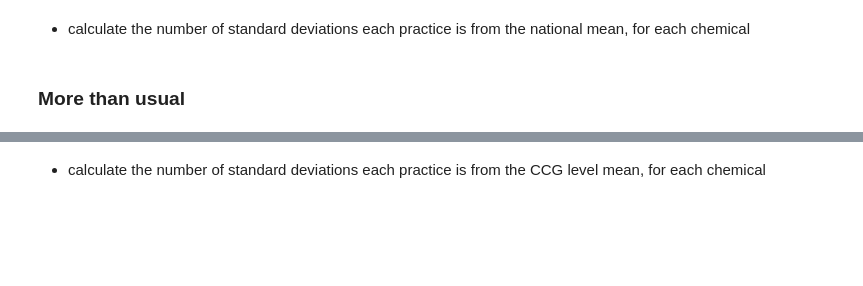
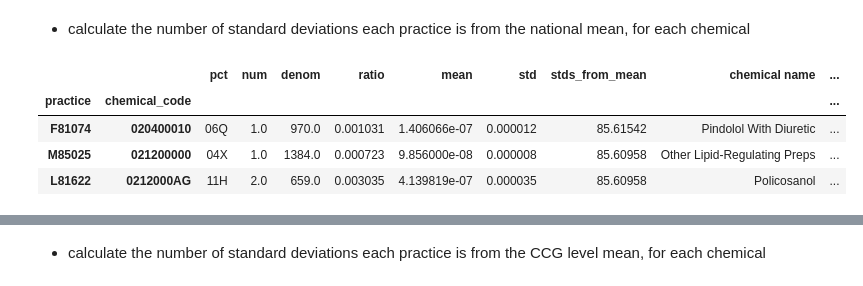
Before and after one commit to ebmdatalab/outlier-detection, a Jupyter notebook: black_sheep_practices/Finding black sheep practices-box plots.ipynb, the cells around one changed output, grey strips where cells are left out. Drawn from its saved outputs; the diff is of its cells as text; code cells hidden in the pictures; blank space fills up the shorter version.

```diff
--- a/black_sheep_practices/Finding black sheep practices-box plots.ipynb
+++ b/black_sheep_practices/Finding black sheep practices-box plots.ipynb
@@ -34,7 +111,6 @@ c = b.merge(a, on="tmp").drop('tmp', axis=1) # 237,636 rows
 data = c.merge(df1, how="left", on=["pct","practice","subpara","chemical"])  # 237,636 rows
 data
 
-
 # Step 2: identify those with zero subparas
 # subpara totals by ccg
 subpara = df1[["pct","practice","subpara","denom"]].groupby(["subpara","pct","practice"]).max().reset_index() # 42,917 rows
@@ -54,14 +130,11 @@ d = d.fillna(0)
 
 # join back to original dataset
 d2 = d.merge(data, how="left", on=["subpara","pct","practice"], suffixes=("_subpara",""))
-# check how many have zero denominators:
-# data.loc[(data["denom_subpara"]==0)] # 19,665 rows
 
 # exclude combinations where denominators are zero THEN replace NAs with 0:
-data2 = d2.loc[(d2["denom_subpara"]!=0)]
-data2 = data2.fillna(0)
-#data2 = data2.set_index(['pct','chemical'])
-data2.head(3)
+long_table = d2.loc[(d2["denom_subpara"]!=0)]
+long_table = long_table.fillna(0)
+long_table.head(3)
 # %% [output]
 |  | pct | practice | subpara | denom_subpara | chemical | num | denom | ratio |
 | 0 | 04V | C82041 | 0307000 | 44.0 | 0307000J0 | 44.0 | 44.0 | 1.0 |
@@ -83,0 +147,5 @@ df2_nat.head(3)
+# %%
+#change to stats_nat
+stats_nat = long_table[["chemical", "ratio"]].groupby(["chemical"]).mean().rename(columns={'ratio': 'mean'})
+stats_nat['std'] = long_table[["chemical", "ratio"]].groupby(["chemical"]).std()
+stats_nat.head(3)
@@ -84,14 +158,18 @@ df2_nat.head(3)
 # %% [markdown]
 - calculate the number of standard deviations each practice is from the national mean, for each chemical
 # %%
-output_nat = data2.merge(df2_nat[['mean','std']],how='left', left_on=['chemical'],right_index=True)
+output_nat = long_table.merge(stats_nat[['mean','std']],how='left', left_on=['chemical'],right_index=True)
 
 output_nat['stds_from_mean'] = (output_nat['ratio'] - output_nat['mean']) / output_nat['std']
 output_nat = output_nat.dropna().sort_values('stds_from_mean',ascending =False)
 output_nat = output_nat.merge(chem, how="left", left_on = "chemical",right_on="chemical_code",suffixes=(""," name"))
 output_nat = output_nat.merge(subp, how="left", left_on = "subpara",right_on="subpara_code",suffixes=(""," name"))
 output_nat = output_nat.drop(['subpara','denom_subpara','chemical'],axis=1)
 output_nat = output_nat.set_index(['practice','chemical_code'])
-#output_nat.head(3)
+output_nat.head(3)
+# %% [output]
+|  |  | pct | num | denom | ratio | mean | std | stds_from_mean | chemical name | ... |
+| practice | chemical_code |  |  |  |  |  |  |  |  | ... |
+| F81074 | 020400010 | 06Q | 1.0 | 970.0 | 0.001031 | 1.406066e-07 | 0.000012 | 85.61542 | Pindolol With Diuretic | ... |
+| M85025 | 021200000 | 04X | 1.0 | 1384.0 | 0.000723 | 9.856000e-08 | 0.000008 | 85.60958 | Other Lipid-Regulating Preps | ... |
+| L81622 | 0212000AG | 11H | 2.0 | 659.0 | 0.003035 | 4.139819e-07 | 0.000035 | 85.60958 | Policosanol | ... |
-# %% [markdown]
-### More than usual
```
Also changed, not shown: parts of 57 cells of this notebook.
